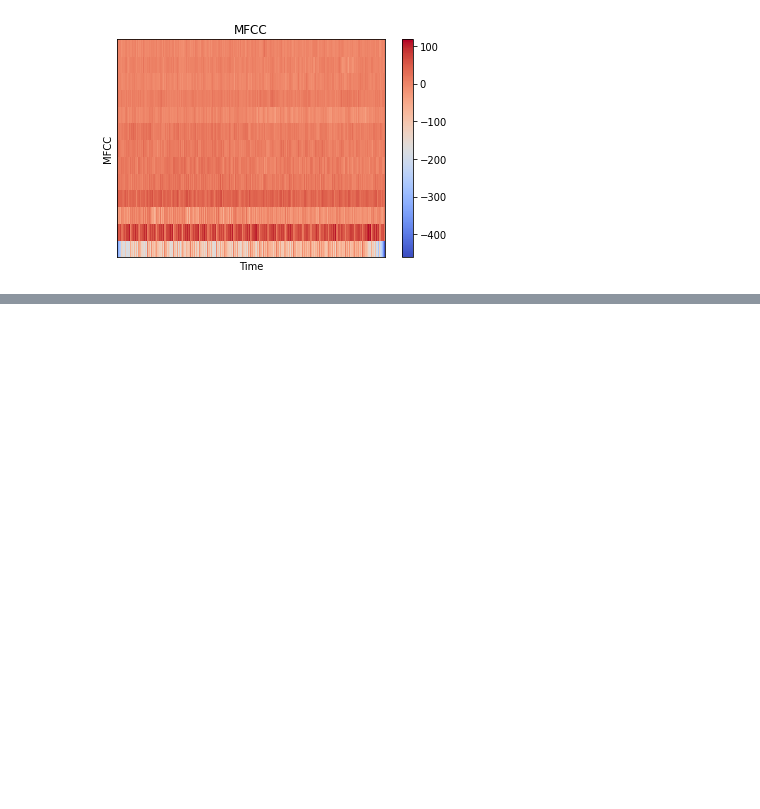
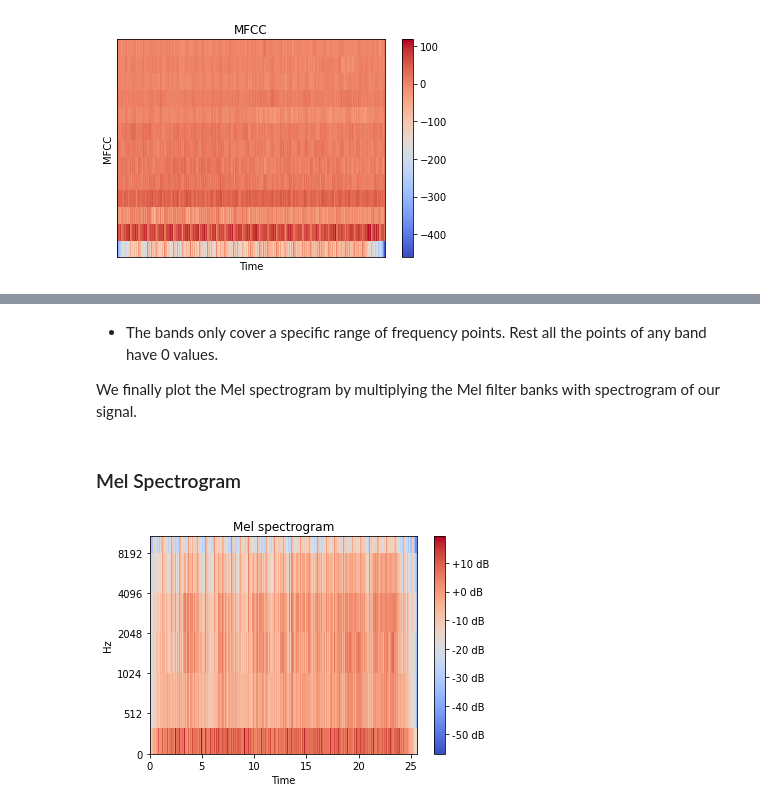
Before and after one commit to archity/music-processing, a Jupyter notebook: InputDataAnalyse.ipynb, the cells around one changed output, grey strips where cells are left out. Saved outputs shown, nothing was run; the diff lists cells and outputs as text; code cells hidden in the pictures; blank space fills up the shorter version.

```diff
--- a/InputDataAnalyse.ipynb
+++ b/InputDataAnalyse.ipynb
@@ -135,0 +171,19 @@ plt.show()
+# %% [markdown]
+* The bands only cover a specific range of frequency points.
+Rest all the points of any band have 0 values.
+
+We finally plot the Mel spectrogram by multiplying the
+Mel filter banks with spectrogram of our signal.
+# %% [markdown]
+### Mel Spectrogram
+# %%
+# Using built-in melspectrogram function
+mel_spectrogram = librosa.feature.melspectrogram(signal, sr=sr, n_fft=n_fft, hop_length=hop_length, n_mels=n_mels)
+log_melspectrogram = librosa.power_to_db(mel_spectrogram)
+librosa.display.specshow(log_melspectrogram, sr=sr, x_axis="time", y_axis="mel")
+plt.colorbar(format='%+2.0f dB')
+plt.title("Mel spectrogram")
+plt.savefig("img/plot_melspec_auto.png", format="png", dpi=200)
+plt.show()
+# %% [output]
+[figure, added]
```
Also changed, not shown: parts of 7 cells of this notebook, 4 other files.
